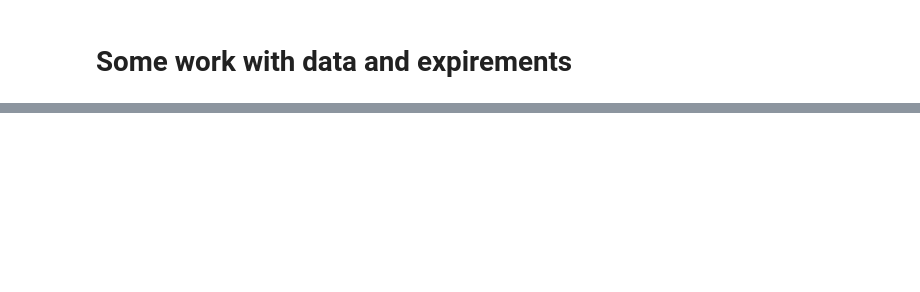
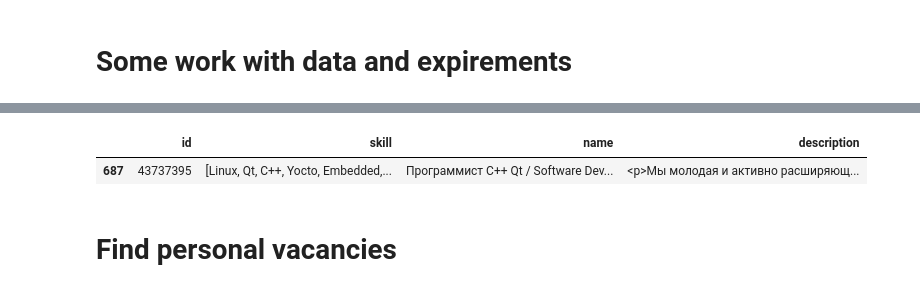
Before and after one commit to vovaekb/smart_city_algorithms_solution, a Jupyter notebook: model/DataAnalysis.ipynb, the cells around one changed output, grey strips where cells are left out. Saved outputs shown, nothing was run; the diff lists cells and outputs as text; code cells hidden in the pictures; blank space fills up the shorter version.

```diff
--- a/model/DataAnalysis.ipynb
+++ b/model/DataAnalysis.ipynb
@@ -252,5 +249,3 @@ Name: skill, Length: 1811, dtype: object
 # %%
 res=res.to_frame().reset_index()
 res=res.merge(df1)
-# %%
-res.pop('description')
@@ -285,0 +252,7 @@ res
+# %%
+res[res.id=='43737395']
+# %% [output]
+|  | id | skill | name | description |
+| 687 | 43737395 | [Linux, Qt, C++, Yocto, Embedded,... | Программист C++ Qt / Software Dev... | <p>Мы молодая и активно расширяющ... |
+# %% [markdown]
+# Find personal vacancies
```
Also changed, not shown: parts of 13 cells of this notebook.
